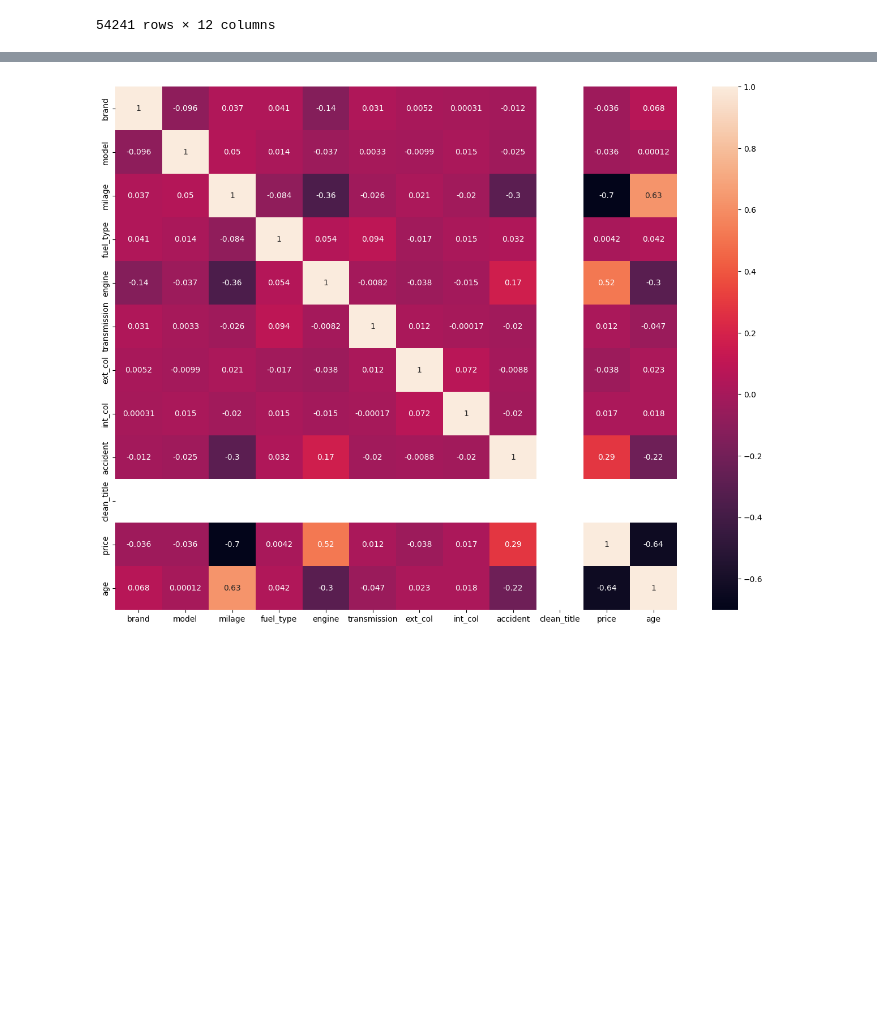
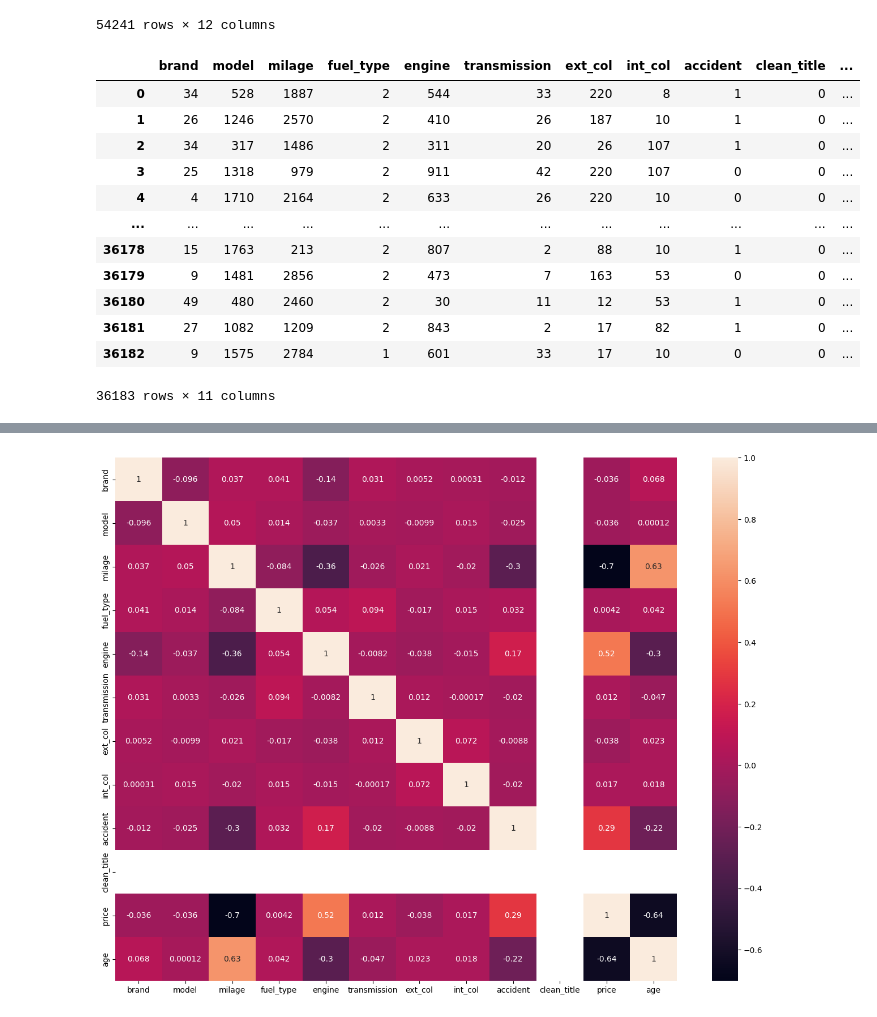
Before and after one commit to SketchyCarrot/KaglleX_Cohort_4, a Jupyter notebook: main2.ipynb, the cells around one changed output, grey strips where cells are left out. Cells and saved outputs as stored; diff of their text form; code cells hidden in the pictures; blank space fills up the shorter version.

Commit message:
second submission file achieved

```diff
--- a/main2.ipynb
+++ b/main2.ipynb
@@ -12,6 +10,8 @@ from xgboost import XGBRegressor
 current_year = 2024
 # %%
 data = pd.read_csv("train.csv")
+test = pd.read_csv("test.csv")
+sub = pd.read_csv("sample_submission.csv")
 data
 # %% [output]
 |  | id | brand | model | model_year | milage | fuel_type | engine | transmission | ext_col | int_col | ... |
@@ -29,9 +29,12 @@ data
 54273 rows × 13 columns
 # %%
 df = data.drop("id", axis=1)
+dt = test.drop("id", axis=1)
 # %%
 df["age"] = current_year - df["model_year"]
 df.drop("model_year", axis=1, inplace=True)
+dt["age"] = current_year - dt["model_year"]
+dt.drop("model_year", axis=1, inplace=True)
 # %%
 df
 # %% [output]
@@ -161,6 +180,9 @@ labeler = LabelEncoder()
 
 for i in df.columns:
         df[i] = labeler.fit_transform(df[i])
+
+for i in dt.columns:
+        dt[i] = labeler.fit_transform(dt[i])
 # %% [output]
 A value is trying to be set on a copy of a slice from a DataFrame.
 Try using .loc[row_indexer,col_indexer] = value instead
@@ -195,6 +217,22 @@ df
 | 54271 | 40 | 142 | 89 | 2 | 762 | 29 | 12 | 24 | 1 | 0 | ... |
 | 54272 | 3 | 176 | 1206 | 3 | 372 | 27 | 17 | 9 | 1 | 0 | ... |
 54241 rows × 12 columns
+# %%
+dt
+# %% [output]
+|  | brand | model | milage | fuel_type | engine | transmission | ext_col | int_col | accident | clean_title | ... |
+| 0 | 34 | 528 | 1887 | 2 | 544 | 33 | 220 | 8 | 1 | 0 | ... |
+| 1 | 26 | 1246 | 2570 | 2 | 410 | 26 | 187 | 10 | 1 | 0 | ... |
+| 2 | 34 | 317 | 1486 | 2 | 311 | 20 | 26 | 107 | 1 | 0 | ... |
+| 3 | 25 | 1318 | 979 | 2 | 911 | 42 | 220 | 107 | 0 | 0 | ... |
+| 4 | 4 | 1710 | 2164 | 2 | 633 | 26 | 220 | 10 | 0 | 0 | ... |
+| ... | ... | ... | ... | ... | ... | ... | ... | ... | ... | ... | ... |
+| 36178 | 15 | 1763 | 213 | 2 | 807 | 2 | 88 | 10 | 1 | 0 | ... |
+| 36179 | 9 | 1481 | 2856 | 2 | 473 | 7 | 163 | 53 | 0 | 0 | ... |
+| 36180 | 49 | 480 | 2460 | 2 | 30 | 11 | 12 | 53 | 1 | 0 | ... |
+| 36181 | 27 | 1082 | 1209 | 2 | 843 | 2 | 17 | 82 | 1 | 0 | ... |
+| 36182 | 9 | 1575 | 2784 | 1 | 601 | 33 | 17 | 10 | 0 | 0 | ... |
+36183 rows × 11 columns
 # %%
 df.corr()
 # %% [output]
```
Also changed, not shown: parts of 15 cells of this notebook, 2 other files.
